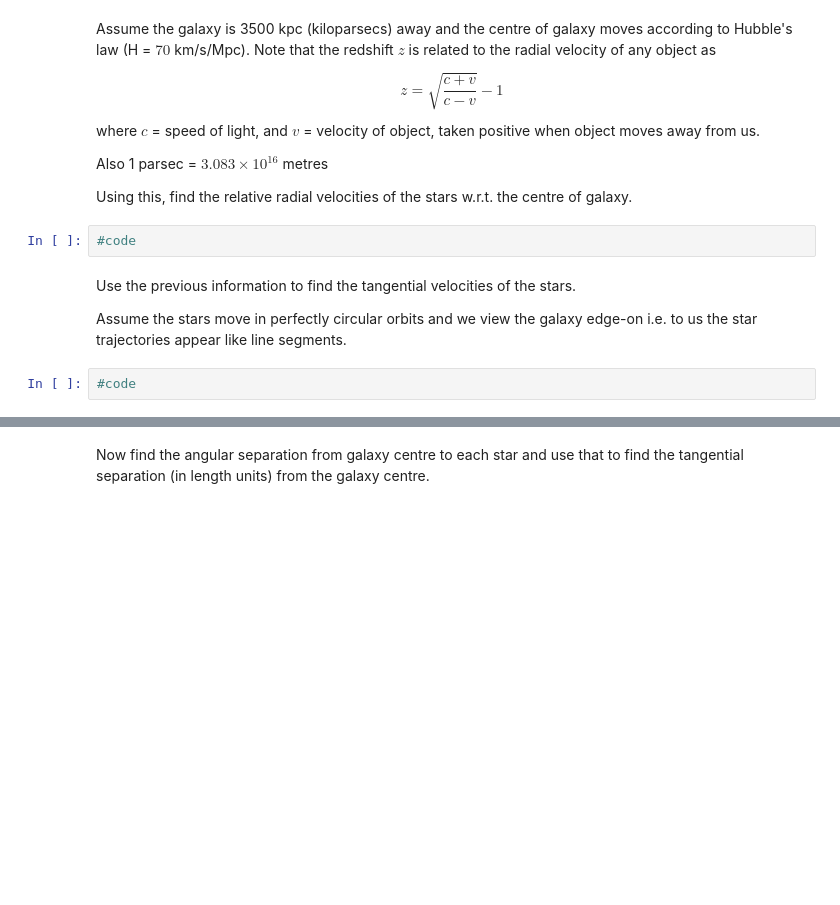
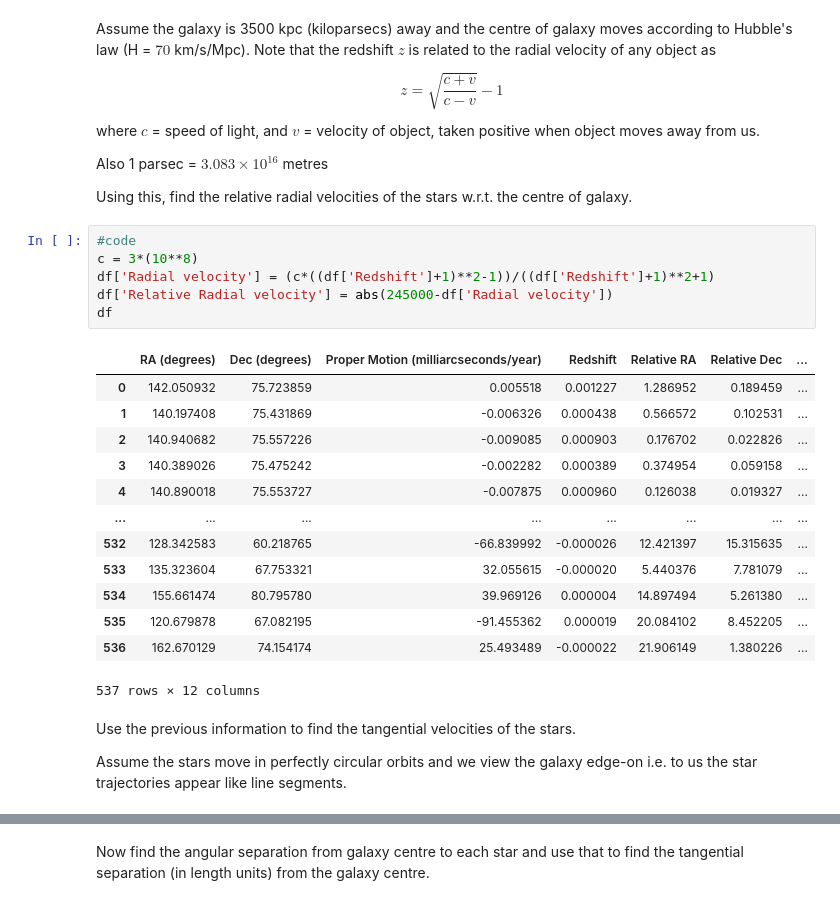
Before and after one commit to rahule-1999/KSP, a Jupyter notebook: Problem_StatementGC.ipynb, the cells around one changed output, grey strips where cells are left out. Drawn from its saved outputs; the diff is of its cells as text; blank space fills up the shorter version.

```diff
--- a/Problem_StatementGC.ipynb
+++ b/Problem_StatementGC.ipynb
@@ -25,11 +49,27 @@ where $c$ = speed of light, and $v$ = velocity of object, taken positive when ob
 Also 1 parsec = $3.083 \times 10^{16}$ metres
 
 Using this, find the relative radial velocities of the stars w.r.t. the centre of galaxy.
-# %%
-#code
+# %%
+#code
+c = 3*(10**8)
+df['Radial velocity'] = (c*((df['Redshift']+1)**2-1))/((df['Redshift']+1)**2+1)
+df['Relative Radial velocity'] = abs(245000-df['Radial velocity'])
+df
+# %% [output]
+|  | RA (degrees) | Dec (degrees) | Proper Motion (milliarcseconds/year) | Redshift | Relative RA | Relative Dec | ... |
+| 0 | 142.050932 | 75.723859 | 0.005518 | 0.001227 | 1.286952 | 0.189459 | ... |
+| 1 | 140.197408 | 75.431869 | -0.006326 | 0.000438 | 0.566572 | 0.102531 | ... |
+| 2 | 140.940682 | 75.557226 | -0.009085 | 0.000903 | 0.176702 | 0.022826 | ... |
+| 3 | 140.389026 | 75.475242 | -0.002282 | 0.000389 | 0.374954 | 0.059158 | ... |
+| 4 | 140.890018 | 75.553727 | -0.007875 | 0.000960 | 0.126038 | 0.019327 | ... |
+| ... | ... | ... | ... | ... | ... | ... | ... |
+| 532 | 128.342583 | 60.218765 | -66.839992 | -0.000026 | 12.421397 | 15.315635 | ... |
+| 533 | 135.323604 | 67.753321 | 32.055615 | -0.000020 | 5.440376 | 7.781079 | ... |
+| 534 | 155.661474 | 80.795780 | 39.969126 | 0.000004 | 14.897494 | 5.261380 | ... |
+| 535 | 120.679878 | 67.082195 | -91.455362 | 0.000019 | 20.084102 | 8.452205 | ... |
+| 536 | 162.670129 | 74.154174 | 25.493489 | -0.000022 | 21.906149 | 1.380226 | ... |
+537 rows × 12 columns
 # %% [markdown]
 Use the previous information to find the tangential velocities of the stars.
 
 Assume the stars move in perfectly circular orbits and we view the galaxy edge-on i.e. to us the star trajectories appear like line segments.
-# %%
-#code
```
Also changed, not shown: parts of 7 cells of this notebook.
